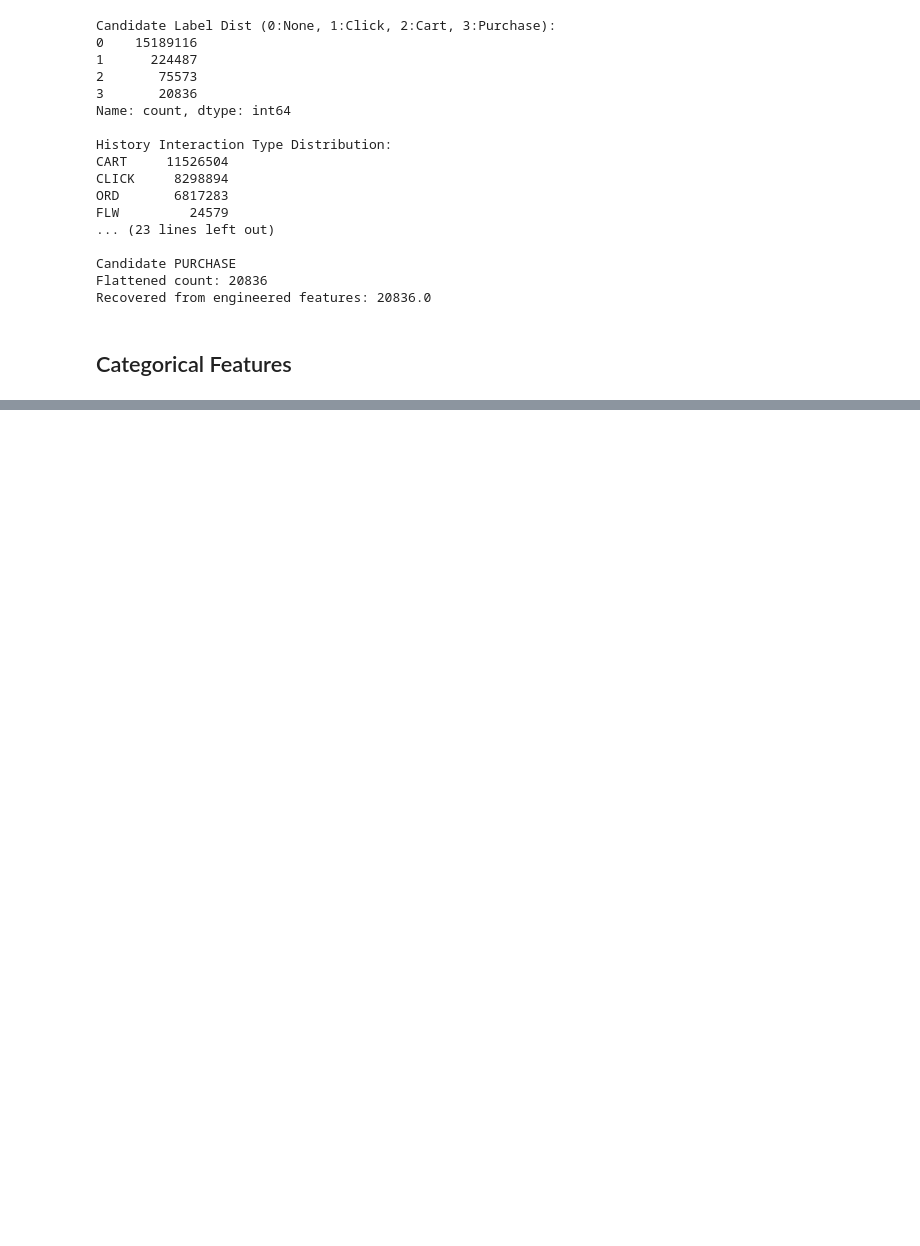
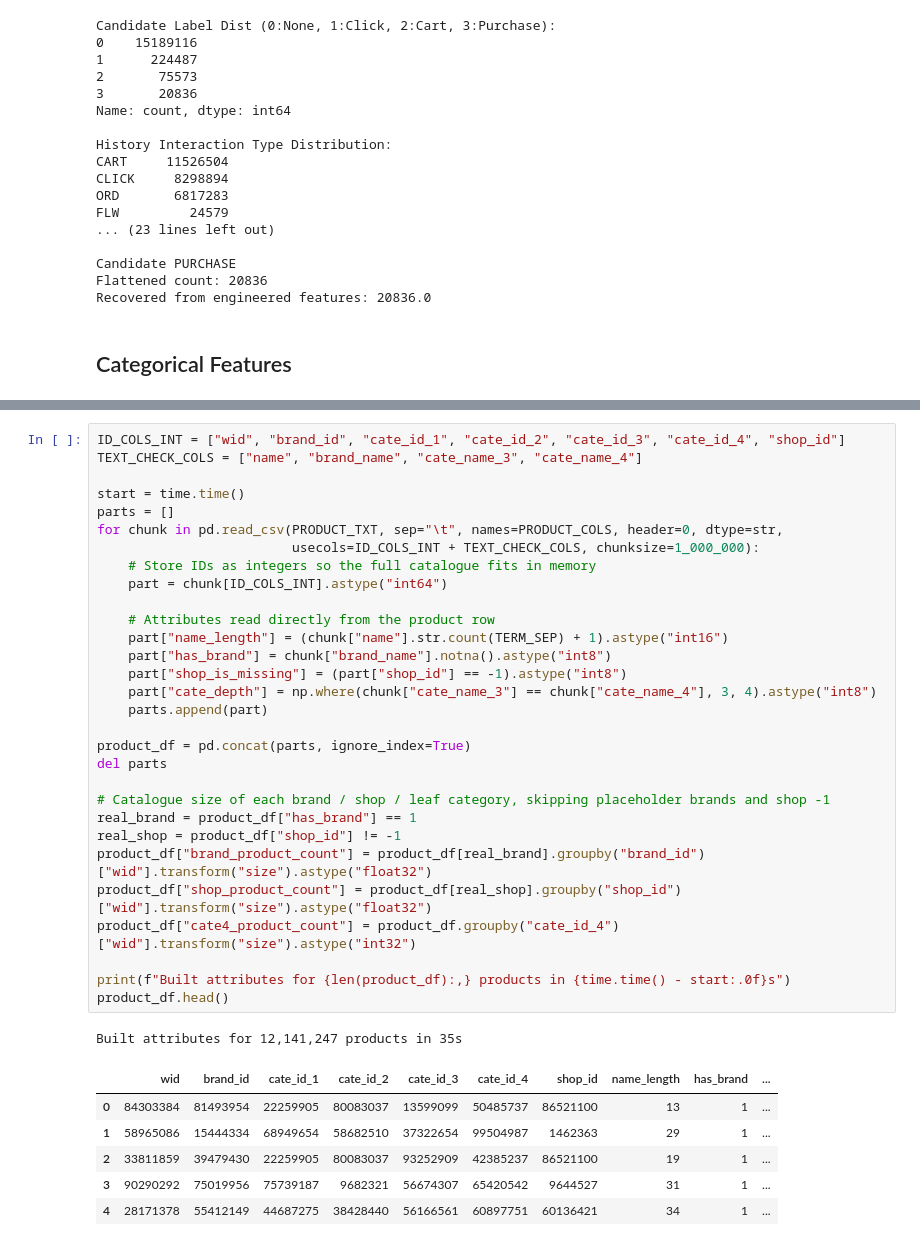
Before and after one commit to kennyyshi/BT4222-Group-9, a Jupyter notebook: Feature_Dictionary.ipynb, the cells around one changed output, grey strips where cells are left out. Drawn from its saved outputs; the diff is of its cells as text; blank space fills up the shorter version.

```diff
--- a/Feature_Dictionary.ipynb
+++ b/Feature_Dictionary.ipynb
@@ -748,0 +877,38 @@ text_summary
+# %%
+ID_COLS_INT = ["wid", "brand_id", "cate_id_1", "cate_id_2", "cate_id_3", "cate_id_4", "shop_id"]
+TEXT_CHECK_COLS = ["name", "brand_name", "cate_name_3", "cate_name_4"]
+
+start = time.time()
+parts = []
+for chunk in pd.read_csv(PRODUCT_TXT, sep="\t", names=PRODUCT_COLS, header=0, dtype=str,
+                         usecols=ID_COLS_INT + TEXT_CHECK_COLS, chunksize=1_000_000):
+    # Store IDs as integers so the full catalogue fits in memory
+    part = chunk[ID_COLS_INT].astype("int64")
+
+    # Attributes read directly from the product row
+    part["name_length"] = (chunk["name"].str.count(TERM_SEP) + 1).astype("int16")
+    part["has_brand"] = chunk["brand_name"].notna().astype("int8")
+    part["shop_is_missing"] = (part["shop_id"] == -1).astype("int8")
+    part["cate_depth"] = np.where(chunk["cate_name_3"] == chunk["cate_name_4"], 3, 4).astype("int8")
+    parts.append(part)
+
+product_df = pd.concat(parts, ignore_index=True)
+del parts
+
+# Catalogue size of each brand / shop / leaf category, skipping placeholder brands and shop -1
+real_brand = product_df["has_brand"] == 1
+real_shop = product_df["shop_id"] != -1
+product_df["brand_product_count"] = product_df[real_brand].groupby("brand_id")["wid"].transform("size").astype("float32")
+product_df["shop_product_count"] = product_df[real_shop].groupby("shop_id")["wid"].transform("size").astype("float32")
+product_df["cate4_product_count"] = product_df.groupby("cate_id_4")["wid"].transform("size").astype("int32")
+
+print(f"Built attributes for {len(product_df):,} products in {time.time() - start:.0f}s")
+product_df.head()
+# %% [output]
+Built attributes for 12,141,247 products in 35s
+|  | wid | brand_id | cate_id_1 | cate_id_2 | cate_id_3 | cate_id_4 | shop_id | name_length | has_brand | ... |
+| 0 | 84303384 | 81493954 | 22259905 | 80083037 | 13599099 | 50485737 | 86521100 | 13 | 1 | ... |
+| 1 | 58965086 | 15444334 | 68949654 | 58682510 | 37322654 | 99504987 | 1462363 | 29 | 1 | ... |
+| 2 | 33811859 | 39479430 | 22259905 | 80083037 | 93252909 | 42385237 | 86521100 | 19 | 1 | ... |
+| 3 | 90290292 | 75019956 | 75739187 | 9682321 | 56674307 | 65420542 | 9644527 | 31 | 1 | ... |
+| 4 | 28171378 | 55412149 | 44687275 | 38428440 | 56166561 | 60897751 | 60136421 | 34 | 1 | ... |
```
Also changed, not shown: parts of 33 cells of this notebook, 1 other file.
